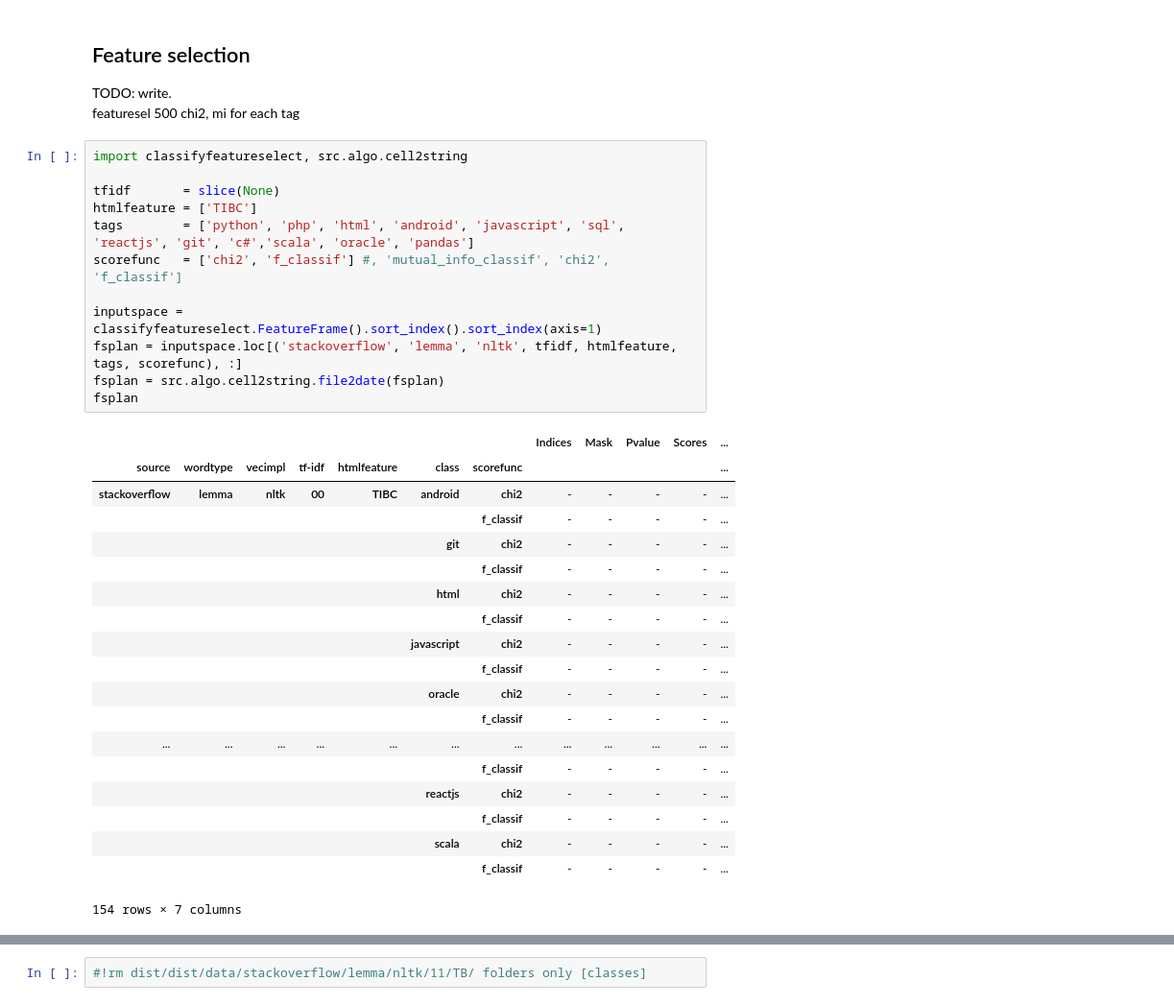
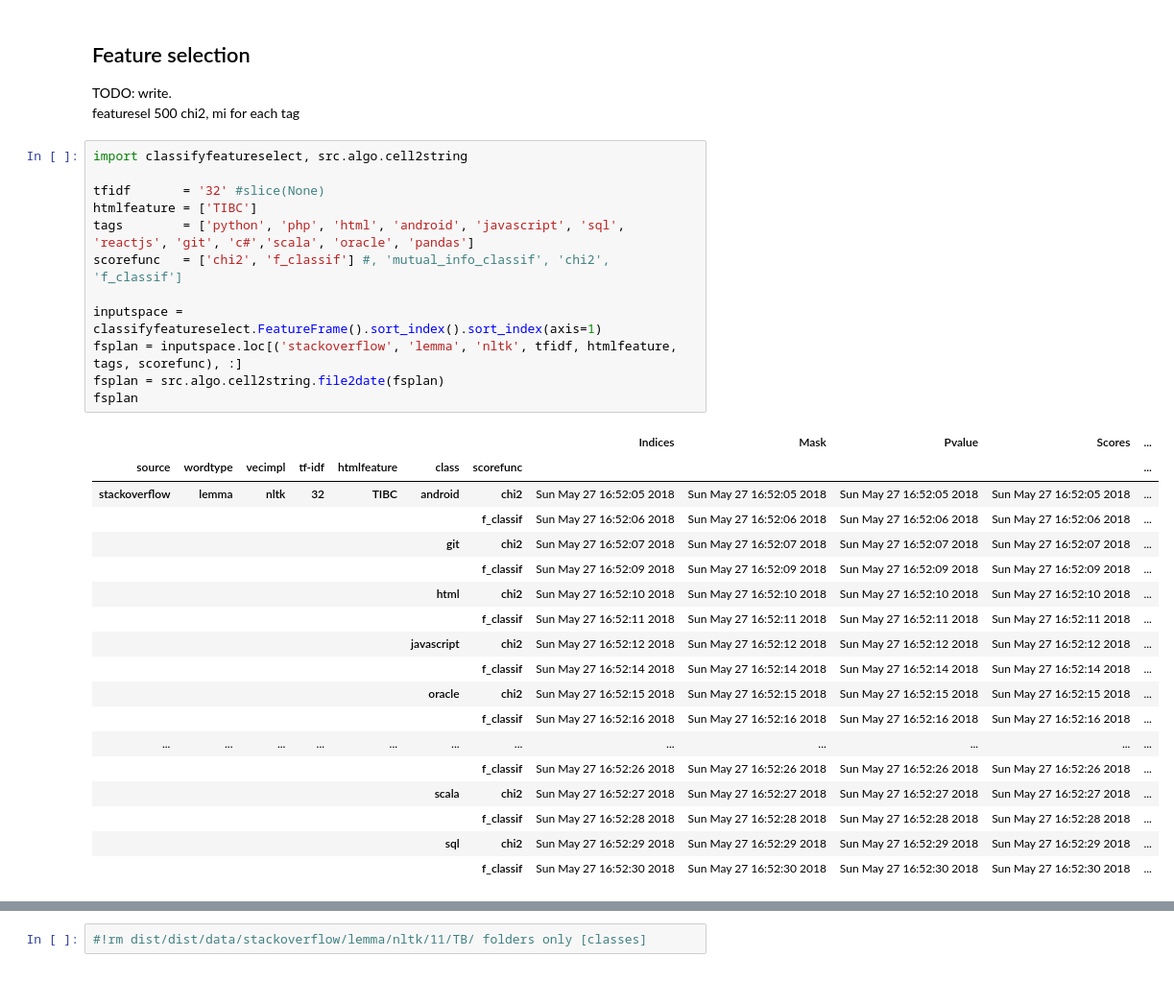
Before and after one commit to glouwa/StackOverflowTopicClustering, a Jupyter notebook: classify.ipynb, the cells around one changed output, grey strips where cells are left out. Shown: that part at 96% size. Drawn from its saved outputs; the diff is of its cells as text.

```diff
--- a/classify.ipynb
+++ b/classify.ipynb
@@ -15,35 +15,34 @@ featuresel 500 chi2, mi for each tag
 # %%
 import classifyfeatureselect, src.algo.cell2string
 
-tfidf       = slice(None)
+tfidf       = '32' #slice(None)
 htmlfeature = ['TIBC']
 tags        = ['python', 'php', 'html', 'android', 'javascript', 'sql', 'reactjs', 'git', 'c#','scala', 'oracle', 'pandas']
 scorefunc   = ['chi2', 'f_classif'] #, 'mutual_info_classif', 'chi2', 'f_classif']
 
 inputspace = classifyfeatureselect.FeatureFrame().sort_index().sort_index(axis=1)
 fsplan = inputspace.loc[('stackoverflow', 'lemma', 'nltk', tfidf, htmlfeature, tags, scorefunc), :]
 fsplan = src.algo.cell2string.file2date(fsplan)
 fsplan
 # %% [output]
 |  |  |  |  |  |  |  | Indices | Mask | Pvalue | Scores | ... |
 | source | wordtype | vecimpl | tf-idf | htmlfeature | class | scorefunc |  |  |  |  | ... |
-| stackoverflow | lemma | nltk | 00 | TIBC | android | chi2 | - | - | - | - | ... |
-|  |  |  |  |  |  | f_classif | - | - | - | - | ... |
-|  |  |  |  |  | git | chi2 | - | - | - | - | ... |
-|  |  |  |  |  |  | f_classif | - | - | - | - | ... |
-|  |  |  |  |  | html | chi2 | - | - | - | - | ... |
-|  |  |  |  |  |  | f_classif | - | - | - | - | ... |
-|  |  |  |  |  | javascript | chi2 | - | - | - | - | ... |
-|  |  |  |  |  |  | f_classif | - | - | - | - | ... |
-|  |  |  |  |  | oracle | chi2 | - | - | - | - | ... |
-|  |  |  |  |  |  | f_classif | - | - | - | - | ... |
+| stackoverflow | lemma | nltk | 32 | TIBC | android | chi2 | Sun May 27 16:52:05 2018 | Sun May 27 16:52:05 2018 | Sun May 27 16:52:05 2018 | Sun May 27 16:52:05 2018 | ... |
+|  |  |  |  |  |  | f_classif | Sun May 27 16:52:06 2018 | Sun May 27 16:52:06 2018 | Sun May 27 16:52:06 2018 | Sun May 27 16:52:06 2018 | ... |
+|  |  |  |  |  | git | chi2 | Sun May 27 16:52:07 2018 | Sun May 27 16:52:07 2018 | Sun May 27 16:52:07 2018 | Sun May 27 16:52:07 2018 | ... |
+|  |  |  |  |  |  | f_classif | Sun May 27 16:52:09 2018 | Sun May 27 16:52:09 2018 | Sun May 27 16:52:09 2018 | Sun May 27 16:52:09 2018 | ... |
+|  |  |  |  |  | html | chi2 | Sun May 27 16:52:10 2018 | Sun May 27 16:52:10 2018 | Sun May 27 16:52:10 2018 | Sun May 27 16:52:10 2018 | ... |
+|  |  |  |  |  |  | f_classif | Sun May 27 16:52:11 2018 | Sun May 27 16:52:11 2018 | Sun May 27 16:52:11 2018 | Sun May 27 16:52:11 2018 | ... |
+|  |  |  |  |  | javascript | chi2 | Sun May 27 16:52:12 2018 | Sun May 27 16:52:12 2018 | Sun May 27 16:52:12 2018 | Sun May 27 16:52:12 2018 | ... |
+|  |  |  |  |  |  | f_classif | Sun May 27 16:52:14 2018 | Sun May 27 16:52:14 2018 | Sun May 27 16:52:14 2018 | Sun May 27 16:52:14 2018 | ... |
+|  |  |  |  |  | oracle | chi2 | Sun May 27 16:52:15 2018 | Sun May 27 16:52:15 2018 | Sun May 27 16:52:15 2018 | Sun May 27 16:52:15 2018 | ... |
+|  |  |  |  |  |  | f_classif | Sun May 27 16:52:16 2018 | Sun May 27 16:52:16 2018 | Sun May 27 16:52:16 2018 | Sun May 27 16:52:16 2018 | ... |
 | ... | ... | ... | ... | ... | ... | ... | ... | ... | ... | ... | ... |
-|  |  |  |  |  |  | f_classif | - | - | - | - | ... |
-|  |  |  |  |  | reactjs | chi2 | - | - | - | - | ... |
-|  |  |  |  |  |  | f_classif | - | - | - | - | ... |
-|  |  |  |  |  | scala | chi2 | - | - | - | - | ... |
-|  |  |  |  |  |  | f_classif | - | - | - | - | ... |
+|  |  |  |  |  |  | f_classif | Sun May 27 16:52:26 2018 | Sun May 27 16:52:26 2018 | Sun May 27 16:52:26 2018 | Sun May 27 16:52:26 2018 | ... |
+|  |  |  |  |  | scala | chi2 | Sun May 27 16:52:27 2018 | Sun May 27 16:52:27 2018 | Sun May 27 16:52:27 2018 | Sun May 27 16:52:27 2018 | ... |
+|  |  |  |  |  |  | f_classif | Sun May 27 16:52:28 2018 | Sun May 27 16:52:28 2018 | Sun May 27 16:52:28 2018 | Sun May 27 16:52:28 2018 | ... |
+|  |  |  |  |  | sql | chi2 | Sun May 27 16:52:29 2018 | Sun May 27 16:52:29 2018 | Sun May 27 16:52:29 2018 | Sun May 27 16:52:29 2018 | ... |
+|  |  |  |  |  |  | f_classif | Sun May 27 16:52:30 2018 | Sun May 27 16:52:30 2018 | Sun May 27 16:52:30 2018 | Sun May 27 16:52:30 2018 | ... |
-154 rows × 7 columns
 # %%
 kbest = classifyfeatureselect.run(fsplan, 10000, 1000)
 kbest
```
Also changed, not shown: parts of 3 cells of this notebook, 8 other files.
